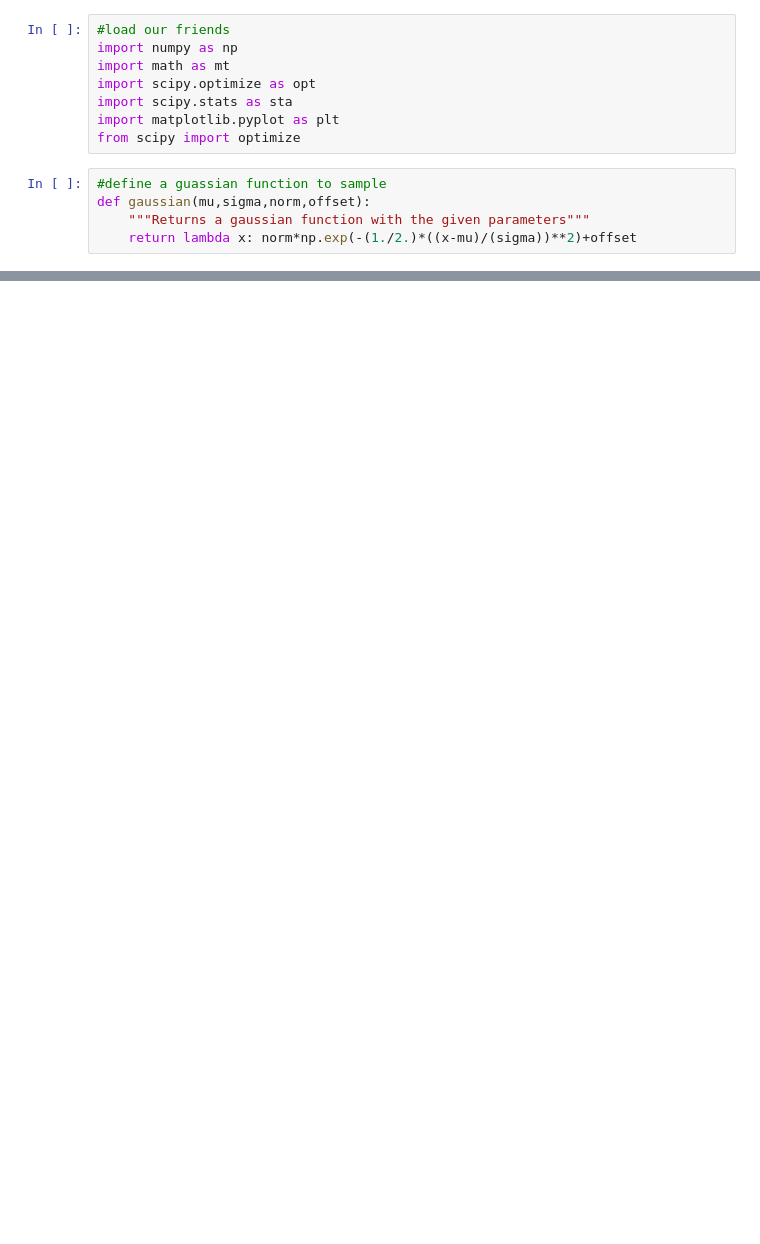
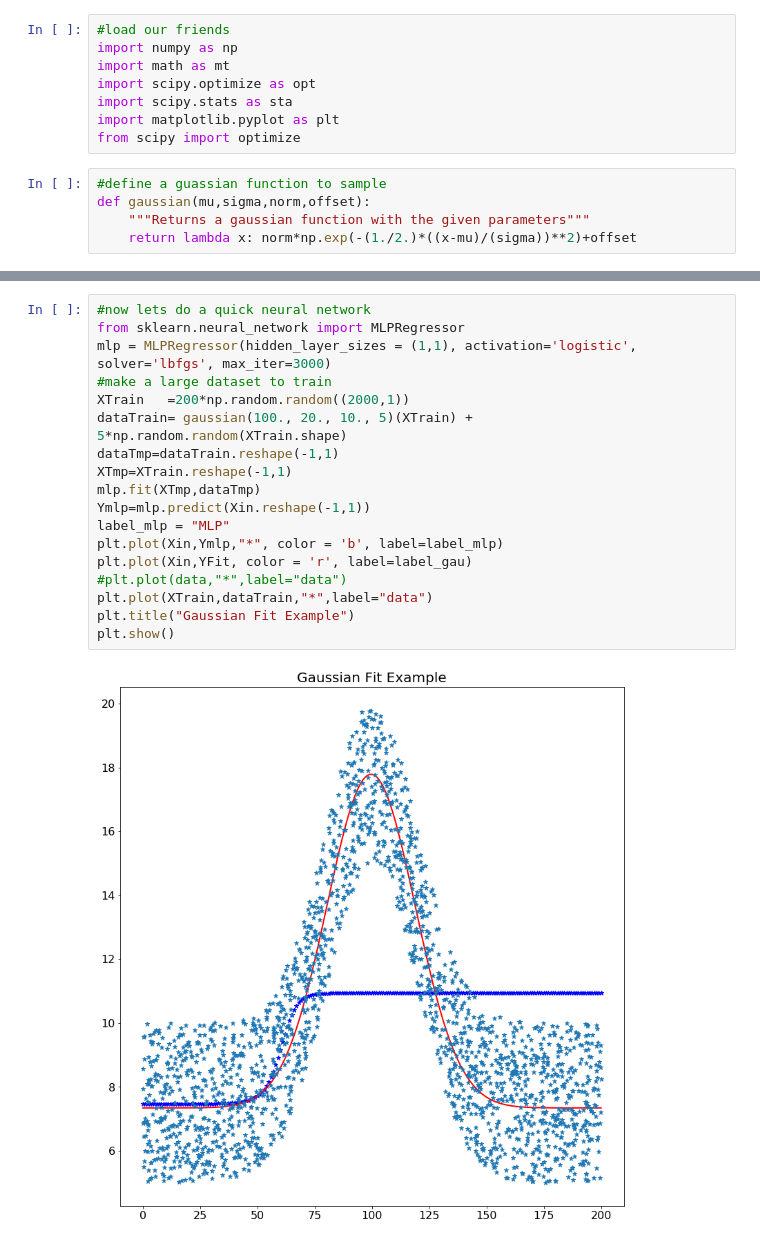
Before and after one commit to hmiaozh/MITJuniorLab, a Jupyter notebook: guassianfit.ipynb, the cells around one changed output, grey strips where cells are left out. Saved outputs shown, nothing was run; the diff lists cells and outputs as text; blank space fills up the shorter version.

Commit message:
updated examples

```diff
--- a/guassianfit.ipynb
+++ b/guassianfit.ipynb
@@ -85,0 +87,20 @@ chi2 46.665723469277694
+# %%
+#now lets do a quick neural network
+from sklearn.neural_network import MLPRegressor
+mlp = MLPRegressor(hidden_layer_sizes = (1,1), activation='logistic', solver='lbfgs', max_iter=3000)
+#make a large dataset to train
+XTrain   =200*np.random.random((2000,1))
+dataTrain= gaussian(100., 20., 10., 5)(XTrain) + 5*np.random.random(XTrain.shape)
+dataTmp=dataTrain.reshape(-1,1)
+XTmp=XTrain.reshape(-1,1)
+mlp.fit(XTmp,dataTmp)
+Ymlp=mlp.predict(Xin.reshape(-1,1))
+label_mlp = "MLP"
+plt.plot(Xin,Ymlp,"*", color = 'b', label=label_mlp)
+plt.plot(Xin,YFit, color = 'r', label=label_gau)
+#plt.plot(data,"*",label="data")
+plt.plot(XTrain,dataTrain,"*",label="data")
+plt.title("Gaussian Fit Example")
+plt.show()
+# %% [output]
+[figure, added]
```
Also changed, not shown: parts of 2 cells of this notebook, 1 other file.
